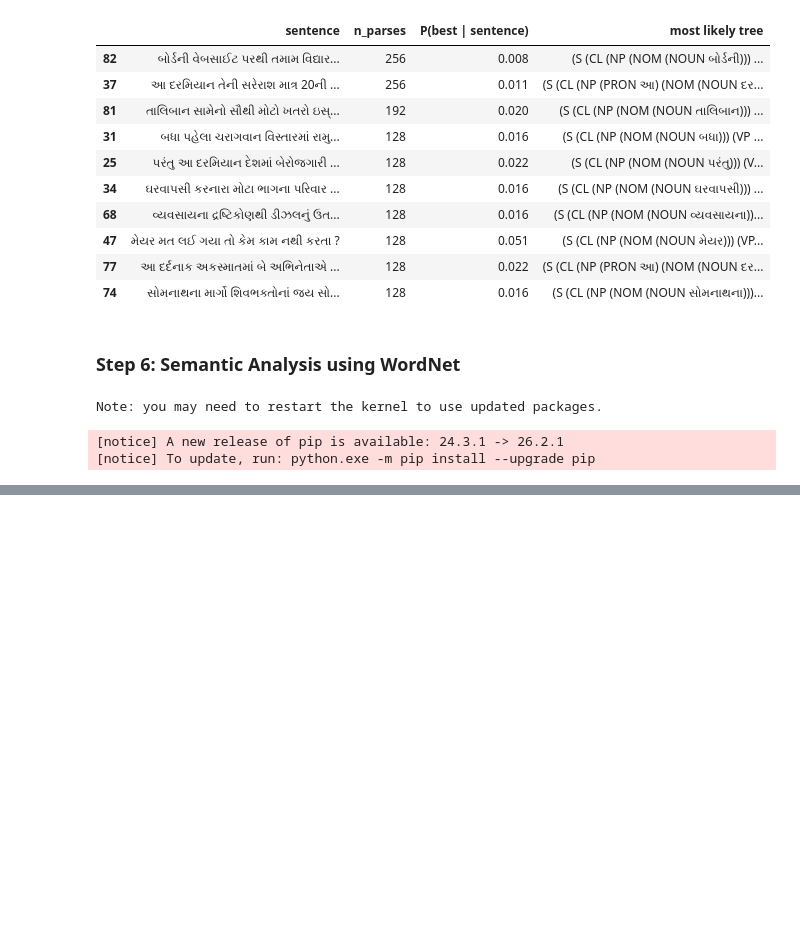
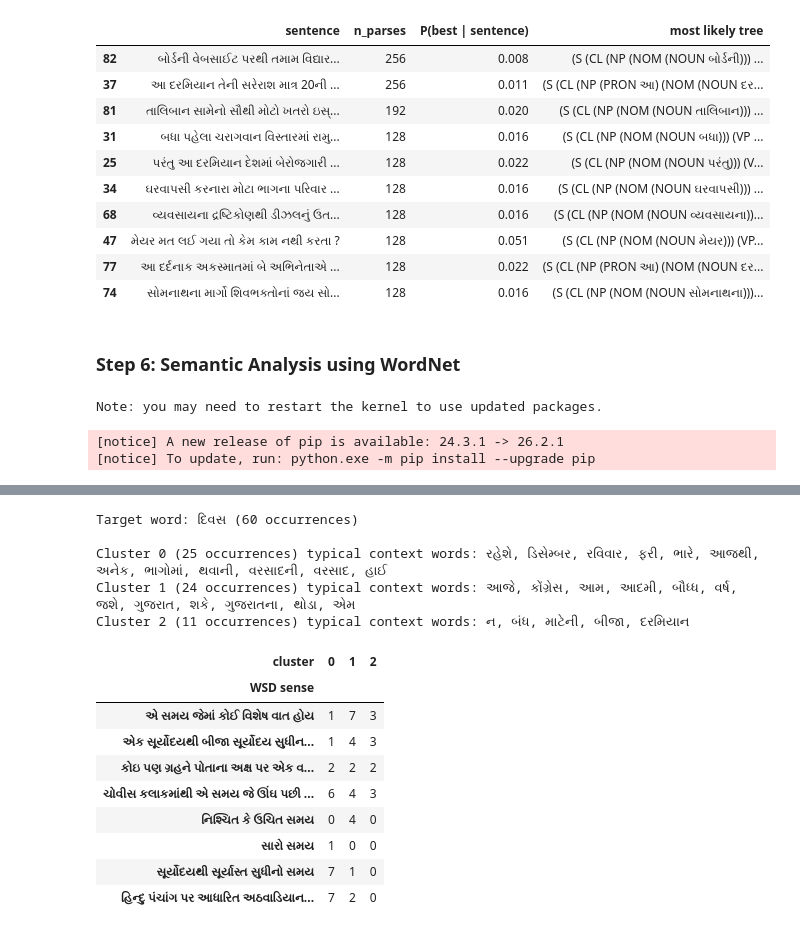
Before and after one commit to Samyak-Vishrani/Gujarati_News_NLP, a Jupyter notebook: mini_project.ipynb, the cells around one changed output, grey strips where cells are left out. Drawn from its saved outputs; the diff is of its cells as text; code cells hidden in the pictures; blank space fills up the shorter version.

```diff
--- a/mini_project.ipynb
+++ b/mini_project.ipynb
@@ -1839,0 +2544,18 @@ for i in (1, 13):
+# %%
+# The same word in different contexts: scores of every sense (→ marks the chosen sense)
+EXAMPLES = [
+    ('હાર', 'ભારતીય ટીમની ફાઇનલ મેચમાં હાર થઈ અને ચાહકો નિરાશ થયા'),
+    ('હાર', 'લગ્નમાં કન્યાએ સોનાનો સુંદર હાર પહેર્યો હતો'),
+    ('કલમ', 'પોલીસે આરોપી સામે કાયદાની કલમ હેઠળ ગુનો નોંધ્યો'),
+    ('કલમ', 'વિદ્યાર્થીએ નવી કલમથી પરીક્ષાના જવાબ લખ્યા'),
+]
+for word, sent in EXAMPLES:
+    lemma = wn_lemma(word)
+    if not lemma:
+        print(f'{word}: not in IndoWordNet\n')
+        continue
+    best, scored = disambiguate(lemma, prep(sent), best_method)
+    print(f'{sent}   [target: {lemma}, method: {best_method}]')
+    for s, sc in scored:
+        print(f"  {'→' if s is best else ' '} {sc:6.3f}  [{s.pos()}] {s.gloss()[:75]}")
+    print()
@@ -1839,0 +2623,39 @@ for i in (1, 13):
+# %%
+# Contextual meaning without a dictionary (word sense induction): each occurrence of a word is represented
+# by the averaged FastText vector of its context words, and the occurrences are clustered with k-means.
+# Clusters with different typical context words point to different usages; the crosstab compares the
+# clusters with the WordNet senses chosen by WSD.
+from sklearn.cluster import KMeans
+
+K = 3
+target = max(ambiguous, key=lambda l: len(occurrences[l]))
+contexts = [[t for t in remove_stopwords(toks) if lem(t) != target] for toks in occurrences[target]]
+keep = [i for i, c in enumerate(contexts) if mean_vec('fasttext', c) is not None]
+Xc = np.vstack([mean_vec('fasttext', contexts[i]) for i in keep])
+km = KMeans(n_clusters=K, n_init=10, random_state=42).fit(Xc)
+
+all_ctx = Counter(w for i in keep for w in contexts[i])
+print(f'Target word: {target} ({len(keep)} occurrences)\n')
+for c in range(K):
+    words = Counter(w for i, lab in zip(keep, km.labels_) if lab == c for w in contexts[i])
+    typical = sorted((w for w in words if all_ctx[w] >= 3), key=lambda w: (words[w] / all_ctx[w], words[w]), reverse=True)
+    print(f'Cluster {c} ({(km.labels_ == c).sum()} occurrences) typical context words: {", ".join(typical[:12])}')
+
+wsd_labels = [corpus_preds[target][i].gloss()[:45] for i in keep]
+pd.crosstab(pd.Series(wsd_labels, name='WSD sense'), pd.Series(km.labels_, name='cluster'))
+# %% [output]
+Target word: દિવસ (60 occurrences)
+
+Cluster 0 (25 occurrences) typical context words: રહેશે, ડિસેમ્બર, રવિવાર, ફરી, ભારે, આજથી, અનેક, ભાગોમાં, થવાની, વરસાદની, વરસાદ, હાઈ
+Cluster 1 (24 occurrences) typical context words: આજે, કોંગ્રેસ, આમ, આદમી, બૌધ્ધ, વર્ષ, જશે, ગુજરાત, શકે, ગુજરાતના, થોડા, એમ
+Cluster 2 (11 occurrences) typical context words: ન, બંધ, માટેની, બીજા, દરમિયાન
+| cluster | 0 | 1 | 2 |
+| WSD sense |  |  |  |
+| એ સમય જેમાં કોઈ વિશેષ વાત હોય | 1 | 7 | 3 |
+| એક સૂર્યોદયથી બીજા સૂર્યોદય સુધીન... | 1 | 4 | 3 |
+| કોઇ પણ ગ્રહને પોતાના અક્ષ પર એક વ... | 2 | 2 | 2 |
+| ચોવીસ કલાકમાંથી એ સમય જે ઊંઘ પછી ... | 6 | 4 | 3 |
+| નિશ્ચિત કે ઉચિત સમય | 0 | 4 | 0 |
+| સારો સમય | 1 | 0 | 0 |
+| સૂર્યોદયથી સૂર્યાસ્ત સુધીનો સમય | 7 | 1 | 0 |
+| હિન્દુ પંચાંગ પર આધારિત અઠવાડિયાન... | 7 | 2 | 0 |
```
Also changed, not shown: parts of 29 cells of this notebook.
